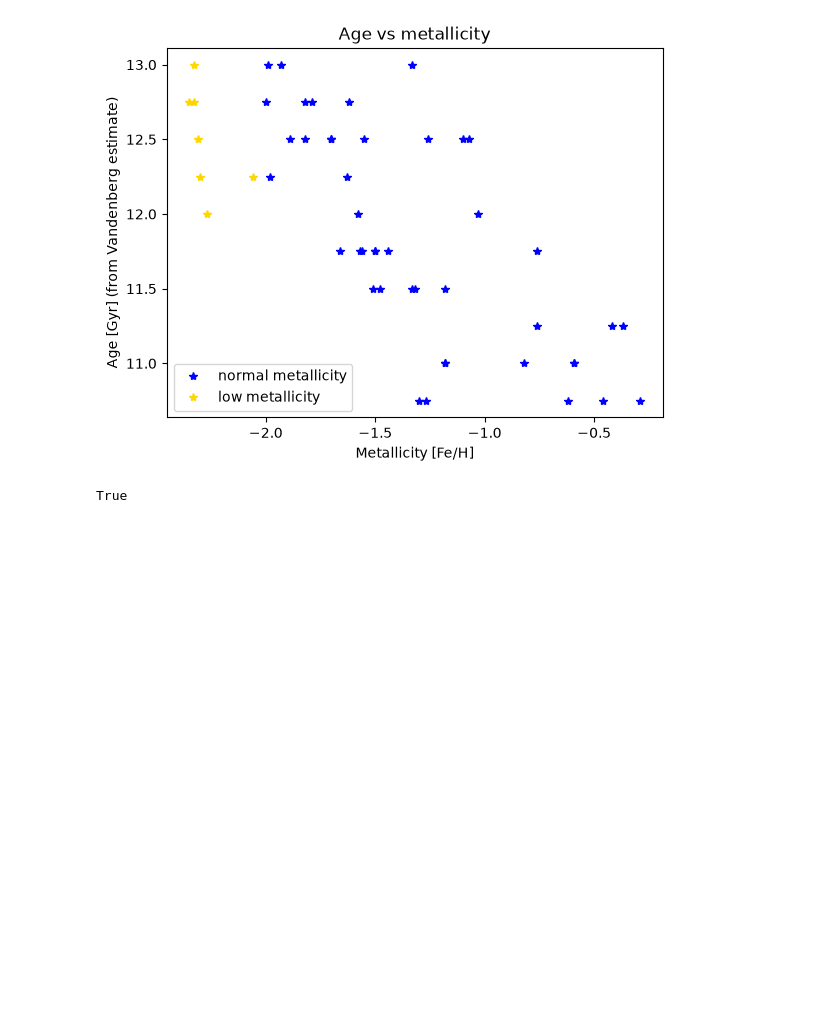
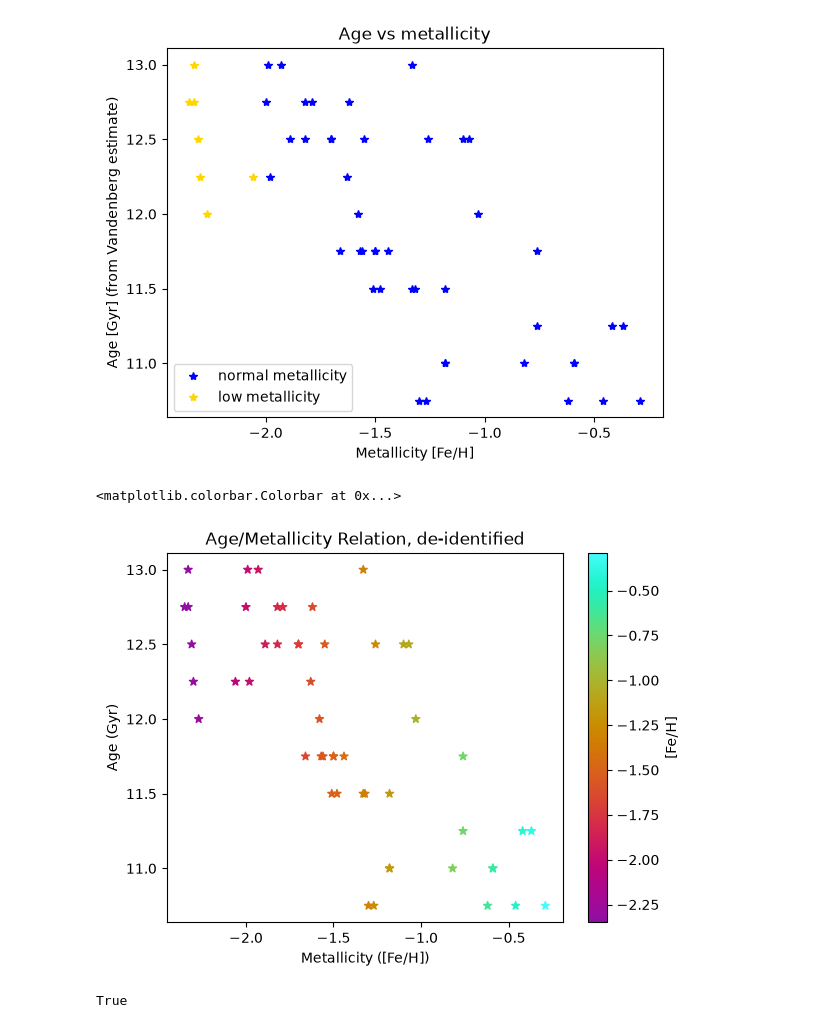
Before and after one commit to matilda-2116/3116_assignment_AshtonMatildaVix, a Jupyter notebook: vandenberg2.ipynb, the cells around one changed output. Cells and saved outputs as stored; diff of their text form; code cells hidden in the pictures; blank space fills up the shorter version.

Commit message:
Made another version of AMR
Added a colourbar but will probably remove soon as it is useless for this graph

```diff
--- a/vandenberg2.ipynb
+++ b/vandenberg2.ipynb
@@ -218,6 +218,18 @@ plt.title('Age vs metallicity')
 plt.show()
 # %% [output]
 [figure]
+# %%
+#I wish to now plot age vs metallicity without preemptively identifying the candidates based on the metallicity histogram
+#to make sure that our assumptions of where the 'low metallicity' cutoff should be aren't biasing our interpretation of the relationship
+import cmasher as cm
+plt.scatter(list(FeH2), list(GC_data_array[:,32]), c=FeH2, marker='*', cmap=cm.tropical)
+plt.xlabel('Metallicity ([Fe/H])')
+plt.ylabel('Age (Gyr)')
+plt.title('Age/Metallicity Relation, de-identified')
+plt.colorbar(label = '[Fe/H]')
+# %% [output]
+<matplotlib.colorbar.Colorbar at 0x...>
+[figure, added]
 # %%
 # Cell to problem solve an issue I was having with the lengths of my x and y variables not being the same.
 norm_feh_age = GC_data_array[(normal_metallicity_indexes2),32] #using the Agey column because it is from the vandenberg paper, which had very convincing Age findings
```
